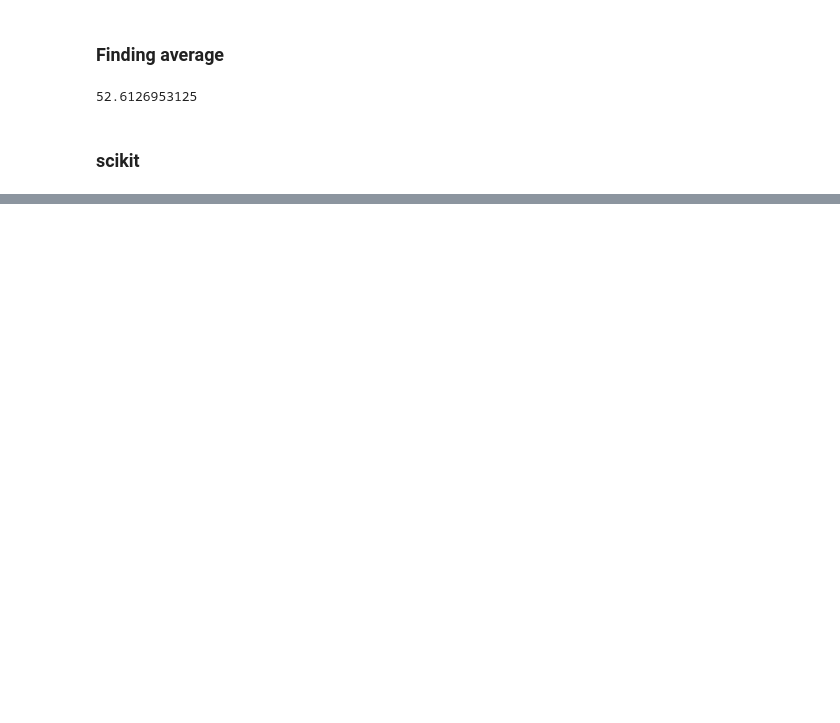
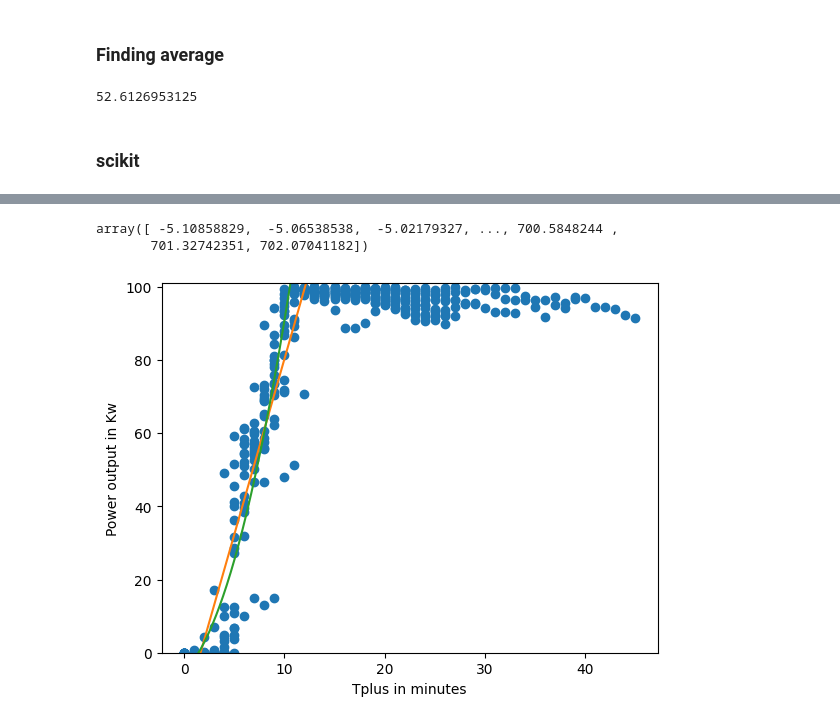
Before and after one commit to ltomas1/DES.sim, a Jupyter notebook: src/utils/chp_reg.ipynb, the cells around one changed output, grey strips where cells are left out. Drawn from its saved outputs; the diff is of its cells as text; code cells hidden in the pictures; blank space fills up the shorter version.

```diff
--- a/src/utils/chp_reg.ipynb
+++ b/src/utils/chp_reg.ipynb
@@ -221,0 +243,2 @@ Intercept: -10.28486213235292
+# %%
+filtered['T_plus2'] = filtered['T_plus']**2
@@ -221,0 +251,3 @@ Intercept: -10.28486213235292
+# %%
+results = smf.ols('Heizleistung ~ T_plus + T_plus2', data = filtered).fit()
+results.summary()
@@ -221,0 +275,19 @@ Intercept: -10.28486213235292
+# %%
+intercept, tplus, tplus2 = results.params
+# %%
+y2 = intercept + tplus*x + tplus2*(x**2)
+# %%
+y2
+# %% [output]
+array([ -5.10858829,  -5.06538538,  -5.02179327, ..., 700.5848244 ,
+       701.32742351, 702.07041182])
+# %%
+plt.plot(startup['T_plus'], startup['Heizleistung'], 'o')
+plt.xlabel('Tplus in minutes')
+plt.ylabel('Power output in Kw')
+plt.plot(x,y)
+plt.plot(x,y2)
+plt.ylim(0,101)
+plt.show()
+# %% [output]
+[figure, added]
```
Also changed, not shown: parts of 11 cells of this notebook, 4 other files.
